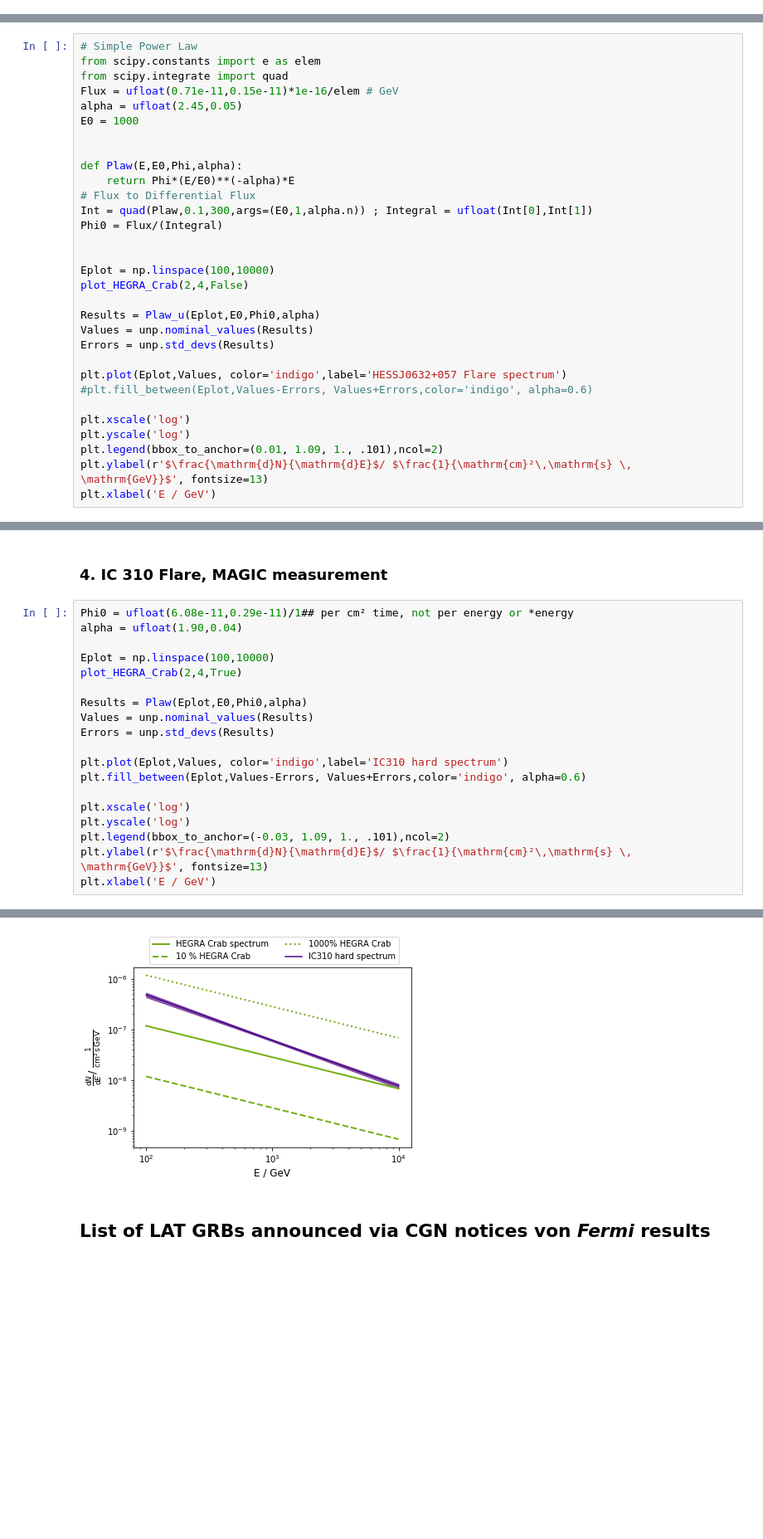
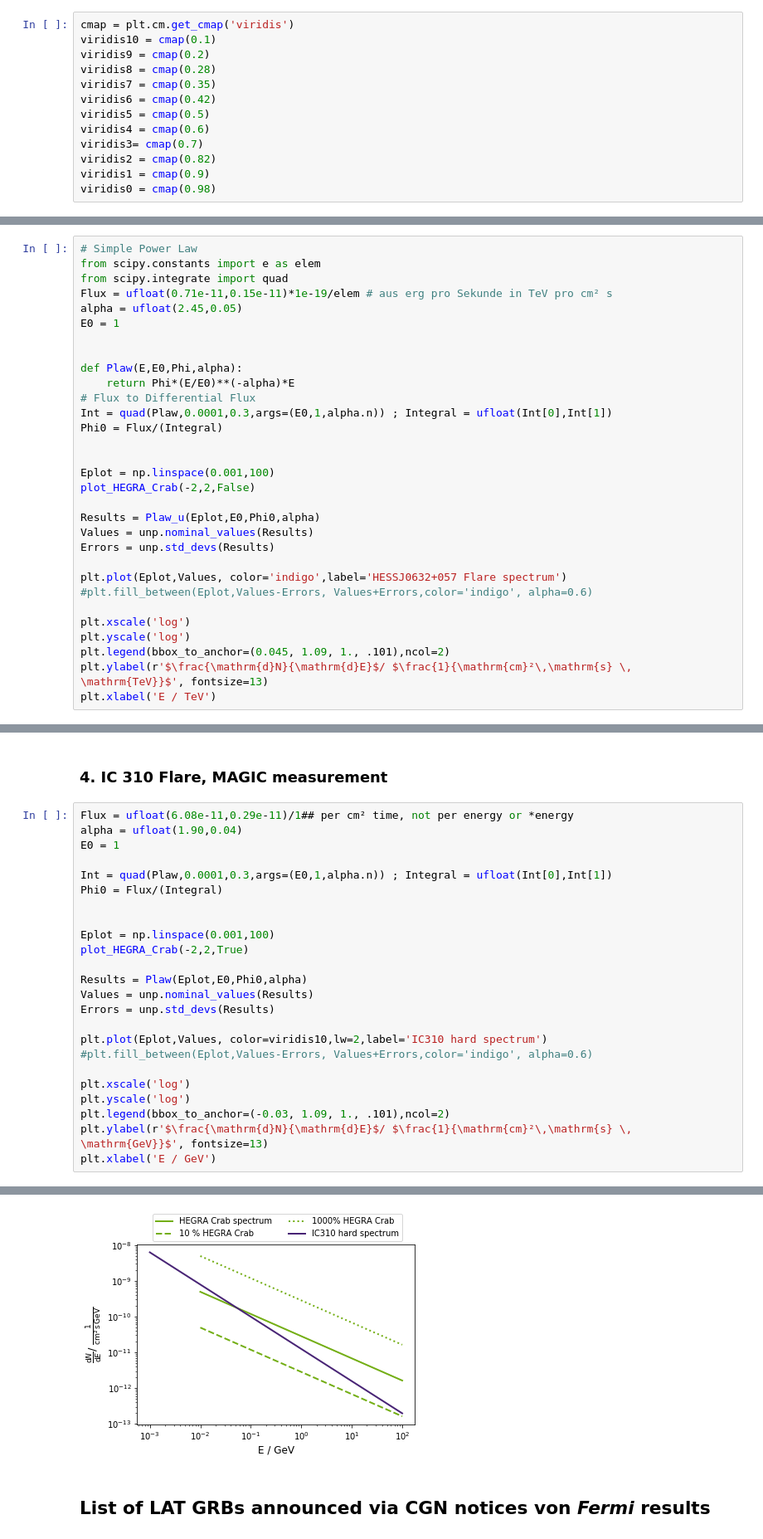
Before and after one commit to JanaMo/Project_Master, a Jupyter notebook: Spectral_Fits.ipynb, the cells around one changed output, grey strips where cells are left out. Shown at 83% size. Drawn from its saved outputs; the diff is of its cells as text; blank space fills up the shorter version.

```diff
--- a/Spectral_Fits.ipynb
+++ b/Spectral_Fits.ipynb
@@ -16,6 +16,19 @@ from Sensitivity import plot_Sens
 from Sensitivity import plot_ctools_Crab, plot_HEGRA_Crab
 from Fitting_models import Plaw_LAT
 tugreen = '#73ae14'
+# %%
+cmap = plt.cm.get_cmap('viridis')
+viridis10 = cmap(0.1)
+viridis9 = cmap(0.2)
+viridis8 = cmap(0.28)
+viridis7 = cmap(0.35)
+viridis6 = cmap(0.42)
+viridis5 = cmap(0.5)
+viridis4 = cmap(0.6)
+viridis3= cmap(0.7)
+viridis2 = cmap(0.82)
+viridis1 = cmap(0.9)
+viridis0 = cmap(0.98)
 # %% [markdown]
 # <font color = #73ae14>   Relevance of spectra for simulation
 
@@ -159,20 +173,20 @@ Text(0.5,0,'E / GeV')
 # Simple Power Law
 from scipy.constants import e as elem
 from scipy.integrate import quad
-Flux = ufloat(0.71e-11,0.15e-11)*1e-16/elem # GeV
+Flux = ufloat(0.71e-11,0.15e-11)*1e-19/elem # aus erg pro Sekunde in TeV pro cm² s
 alpha = ufloat(2.45,0.05)
-E0 = 1000
+E0 = 1
 
 
 def Plaw(E,E0,Phi,alpha):
     return Phi*(E/E0)**(-alpha)*E
 # Flux to Differential Flux
-Int = quad(Plaw,0.1,300,args=(E0,1,alpha.n)) ; Integral = ufloat(Int[0],Int[1])
+Int = quad(Plaw,0.0001,0.3,args=(E0,1,alpha.n)) ; Integral = ufloat(Int[0],Int[1])
 Phi0 = Flux/(Integral)
 
 
-Eplot = np.linspace(100,10000)
-plot_HEGRA_Crab(2,4,False)
+Eplot = np.linspace(0.001,100)
+plot_HEGRA_Crab(-2,2,False)
 
 Results = Plaw_u(Eplot,E0,Phi0,alpha)
 Values = unp.nominal_values(Results)
@@ -183,7 +197,7 @@ plt.plot(Eplot,Values, color='indigo',label='HESSJ0632+057 Flare spectrum')
 
 plt.xscale('log')
 plt.yscale('log')
-plt.legend(bbox_to_anchor=(0.01, 1.09, 1., .101),ncol=2)
-plt.ylabel(r'$\frac{\mathrm{d}N}{\mathrm{d}E}$/ $\frac{1}{\mathrm{cm}²\,\mathrm{s} \, \mathrm{GeV}}$', fontsize=13)
-plt.xlabel('E / GeV')
+plt.legend(bbox_to_anchor=(0.045, 1.09, 1., .101),ncol=2)
+plt.ylabel(r'$\frac{\mathrm{d}N}{\mathrm{d}E}$/ $\frac{1}{\mathrm{cm}²\,\mathrm{s} \, \mathrm{TeV}}$', fontsize=13)
+plt.xlabel('E / TeV')
 # %% [output]
@@ -192,27 +206,32 @@ Text(0.5,0,'E / GeV')
 # %% [markdown]
 ### 4. IC 310 Flare, MAGIC measurement
 # %%
-Phi0 = ufloat(6.08e-11,0.29e-11)/1## per cm² time, not per energy or *energy
+Flux = ufloat(6.08e-11,0.29e-11)/1## per cm² time, not per energy or *energy
 alpha = ufloat(1.90,0.04)
+E0 = 1
 
-Eplot = np.linspace(100,10000)
-plot_HEGRA_Crab(2,4,True)
+Int = quad(Plaw,0.0001,0.3,args=(E0,1,alpha.n)) ; Integral = ufloat(Int[0],Int[1])
+Phi0 = Flux/(Integral)
+
+
+Eplot = np.linspace(0.001,100)
+plot_HEGRA_Crab(-2,2,True)
 
 Results = Plaw(Eplot,E0,Phi0,alpha)
 Values = unp.nominal_values(Results)
 Errors = unp.std_devs(Results)
 
-plt.plot(Eplot,Values, color='indigo',label='IC310 hard spectrum')
-plt.fill_between(Eplot,Values-Errors, Values+Errors,color='indigo', alpha=0.6)
+plt.plot(Eplot,Values, color=viridis10,lw=2,label='IC310 hard spectrum')
+#plt.fill_between(Eplot,Values-Errors, Values+Errors,color='indigo', alpha=0.6)
 
 plt.xscale('log')
 plt.yscale('log')
 plt.legend(bbox_to_anchor=(-0.03, 1.09, 1., .101),ncol=2)
 plt.ylabel(r'$\frac{\mathrm{d}N}{\mathrm{d}E}$/ $\frac{1}{\mathrm{cm}²\,\mathrm{s} \, \mathrm{GeV}}$', fontsize=13)
 plt.xlabel('E / GeV')
 # %% [output]
 Text(0.5,0,'E / GeV')
-[figure, old version]
+[figure, new version]
 # %% [markdown]
 ##  List of LAT GRBs announced via CGN notices von *Fermi* results
 # %%
```
Also changed, not shown: parts of 11 cells of this notebook, 7 other files.
